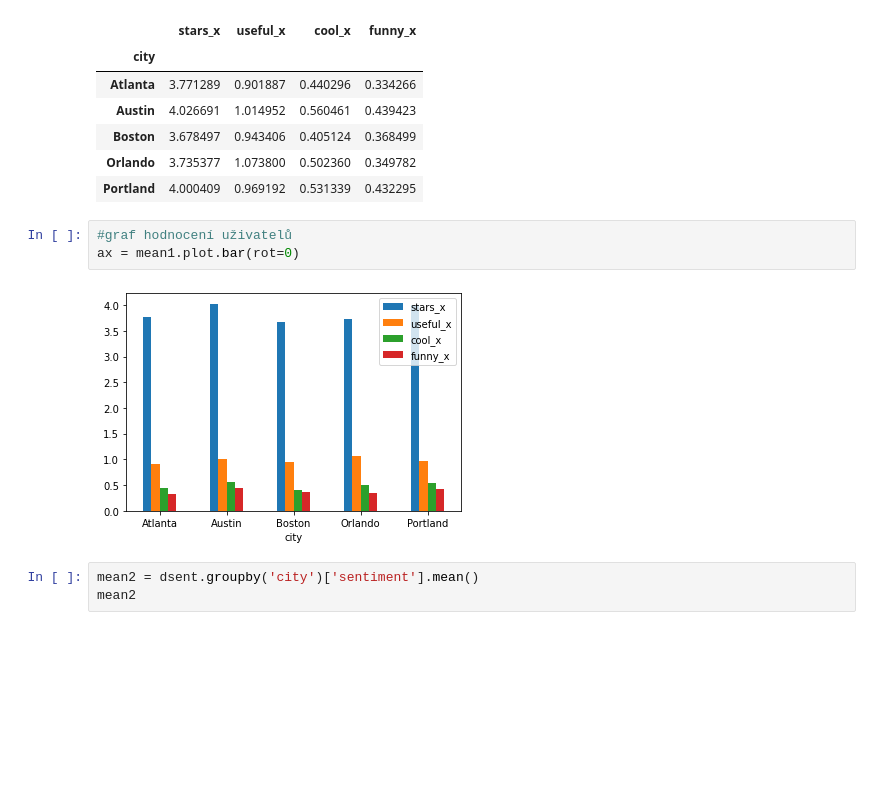
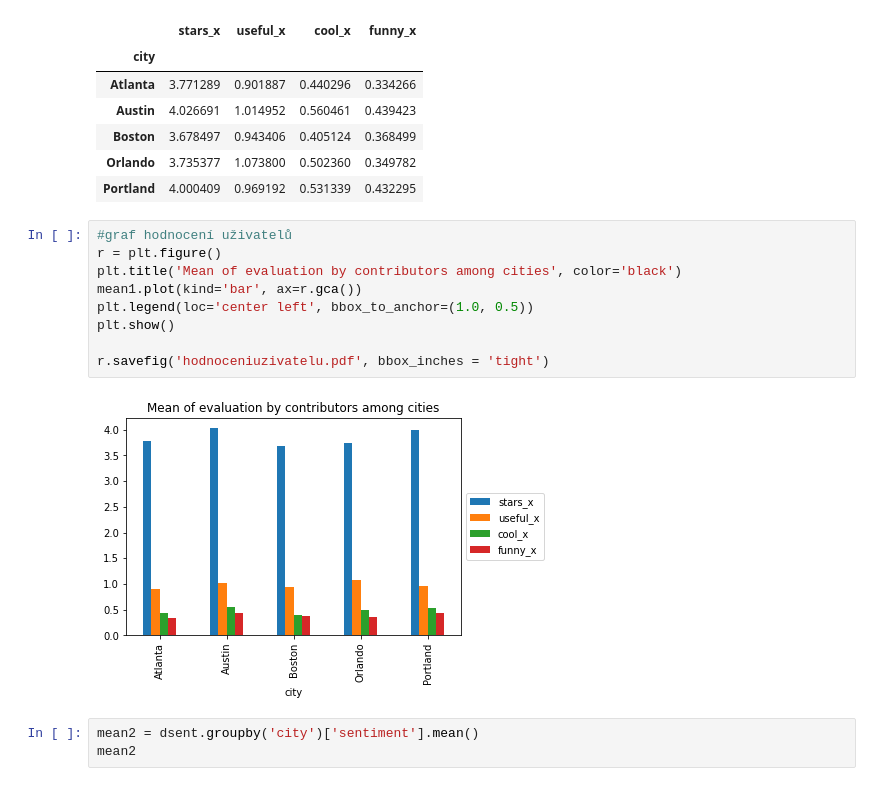
Before and after one commit to sarkaja/NLP, a Jupyter notebook: finalwork.ipynb, the cells around one changed output. Cells and saved outputs as stored; diff of their text form; blank space fills up the shorter version.

```diff
--- a/finalwork.ipynb
+++ b/finalwork.ipynb
@@ -172,11 +179,17 @@ mean1
 | Boston | 3.678497 | 0.943406 | 0.405124 | 0.368499 |
 | Orlando | 3.735377 | 1.073800 | 0.502360 | 0.349782 |
 | Portland | 4.000409 | 0.969192 | 0.531339 | 0.432295 |
-# %%
-#graf hodnocení uživatelů
-ax = mean1.plot.bar(rot=0)
-# %% [output]
-[figure, removed]
+# %%
+#graf hodnocení uživatelů
+r = plt.figure()
+plt.title('Mean of evaluation by contributors among cities', color='black')
+mean1.plot(kind='bar', ax=r.gca())
+plt.legend(loc='center left', bbox_to_anchor=(1.0, 0.5))
+plt.show()
+
+r.savefig('hodnoceniuzivatelu.pdf', bbox_inches = 'tight')
+# %% [output]
+[figure, added]
 # %%
 mean2 = dsent.groupby('city')['sentiment'].mean()
 mean2
```
Also changed, not shown: parts of 8 cells of this notebook, 1 other file.
